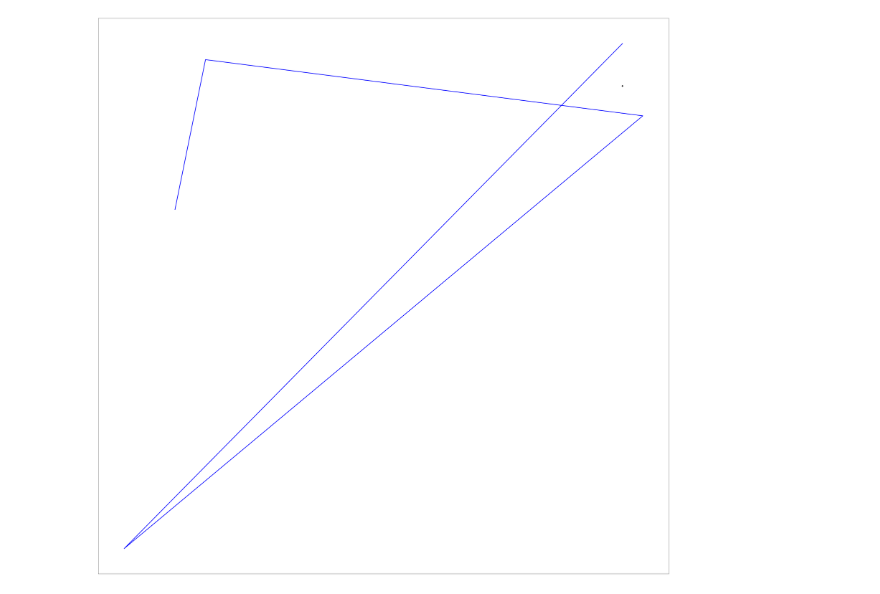
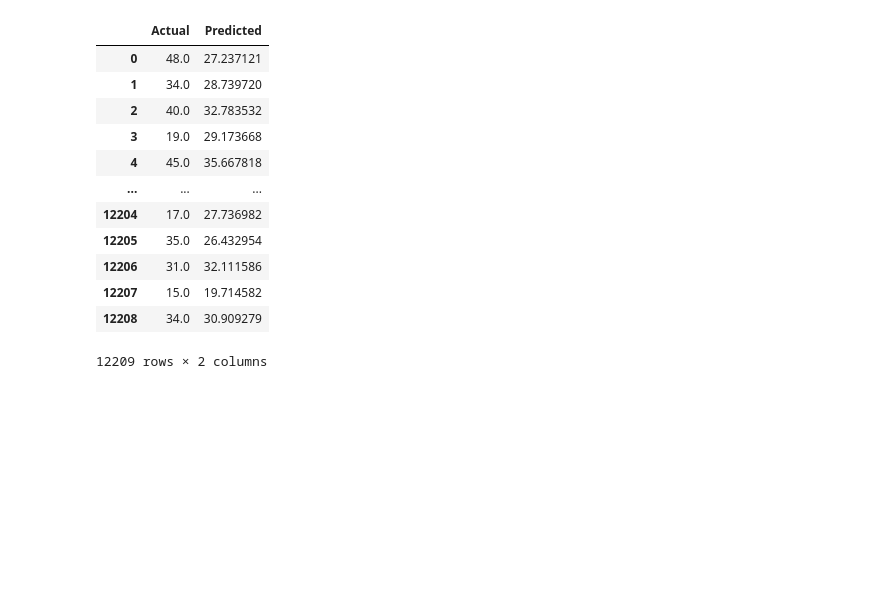
Before and after one commit to peishuan/Natural-Computation-Methods-for-Machine-Learning-Final-Project, a Jupyter notebook: meeting0520/spotify_linear_regression.ipynb, the cells around one changed output. Saved outputs shown, nothing was run; the diff lists cells and outputs as text; code cells hidden in the pictures; blank space fills up the shorter version.

```diff
--- a/meeting0520/spotify_linear_regression.ipynb
+++ b/meeting0520/spotify_linear_regression.ipynb
@@ -116,11 +124,17 @@ Coefficient of determination: 0.12
-# %%
-# Plot outputs
-plt.figure(figsize=(50,50))
-plt.scatter(test_output[0], validate_output[0],  color='black')
-plt.plot(test_output[:5], test_data_pred[:5], color='blue', linewidth=3)
-plt.xticks(())
-plt.yticks(())
-
-plt.show()
-# %% [output]
-[figure, removed]
+# %%
+df_res = pd.DataFrame({'Actual': test_output.flatten(), 'Predicted': test_data_pred.flatten()})
+df_res
+# %% [output]
+|  | Actual | Predicted |
+| 0 | 48.0 | 27.237121 |
+| 1 | 34.0 | 28.739720 |
+| 2 | 40.0 | 32.783532 |
+| 3 | 19.0 | 29.173668 |
+| 4 | 45.0 | 35.667818 |
+| ... | ... | ... |
+| 12204 | 17.0 | 27.736982 |
+| 12205 | 35.0 | 26.432954 |
+| 12206 | 31.0 | 32.111586 |
+| 12207 | 15.0 | 19.714582 |
+| 12208 | 34.0 | 30.909279 |
+12209 rows × 2 columns
```
Also changed, not shown: parts of 14 cells of this notebook.
